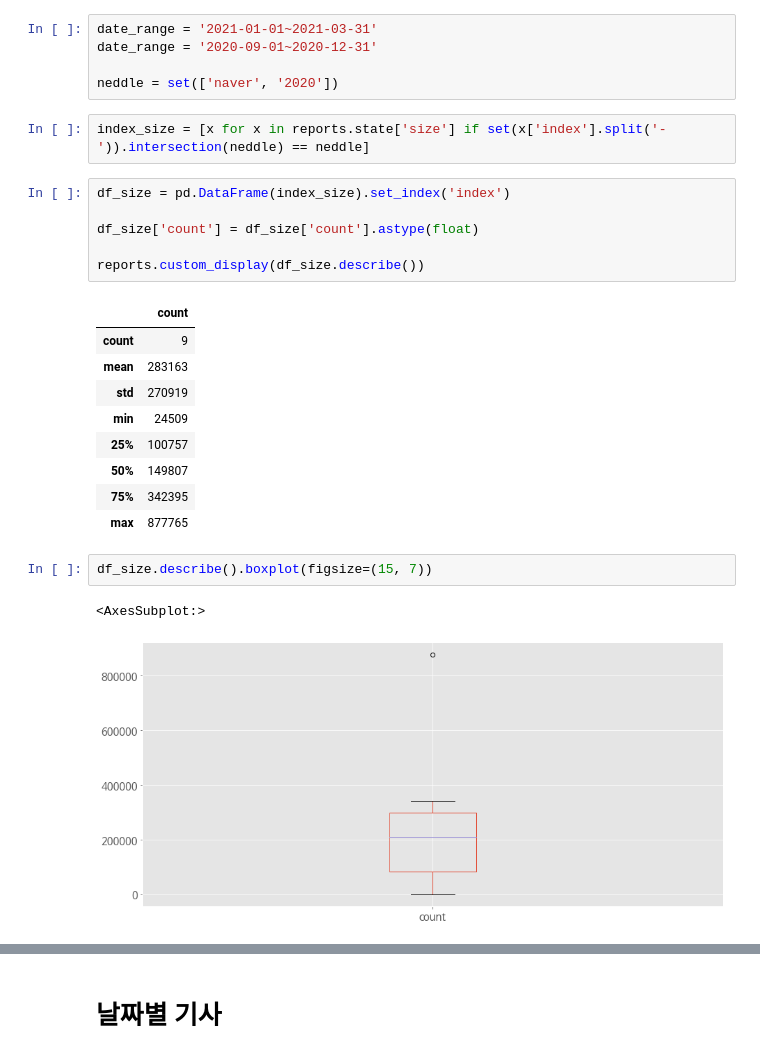
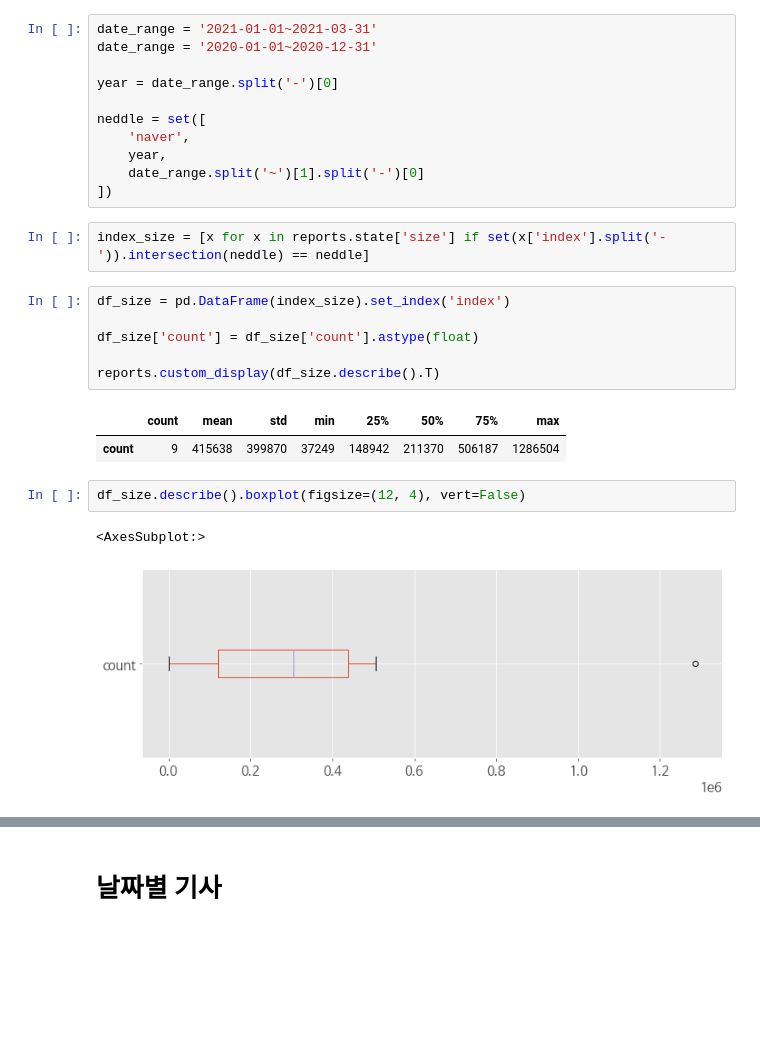
Before and after one commit to ejpark78/nlp-utils, a Jupyter notebook: notebook/backfill-state.ipynb, the cells around one changed output, grey strips where cells are left out. Drawn from its saved outputs; the diff is of its cells as text; blank space fills up the shorter version.

```diff
--- a/notebook/backfill-state.ipynb
+++ b/notebook/backfill-state.ipynb
@@ -28,9 +28,15 @@ reports.set_plt_font()
 # 인덱스 수량
 # %%
 date_range = '2021-01-01~2021-03-31'
-date_range = '2020-09-01~2020-12-31'
+date_range = '2020-01-01~2020-12-31'
 
-neddle = set(['naver', '2020'])
+year = date_range.split('-')[0]
+
+neddle = set([
+    'naver',
+    year,
+    date_range.split('~')[1].split('-')[0]
+])
 # %%
 index_size = [x for x in reports.state['size'] if set(x['index'].split('-')).intersection(neddle) == neddle]
 # %%
@@ -38,22 +44,15 @@ df_size = pd.DataFrame(index_size).set_index('index')
 
 df_size['count'] = df_size['count'].astype(float)
 
-reports.custom_display(df_size.describe())
+reports.custom_display(df_size.describe().T)
 # %% [output]
-|  | count |
-| count | 9 |
-| mean | 283163 |
-| std | 270919 |
-| min | 24509 |
-| 25% | 100757 |
-| 50% | 149807 |
-| 75% | 342395 |
-| max | 877765 |
+|  | count | mean | std | min | 25% | 50% | 75% | max |
+| count | 9 | 415638 | 399870 | 37249 | 148942 | 211370 | 506187 | 1286504 |
 # %%
-df_size.describe().boxplot(figsize=(15, 7))
+df_size.describe().boxplot(figsize=(12, 4), vert=False)
 # %% [output]
 <AxesSubplot:>
-[figure, old version]
+[figure, new version]
 # %%
 reports.custom_display(df_size)
 # %% [output]
```
Also changed, not shown: parts of 7 cells of this notebook, 4 other files.
